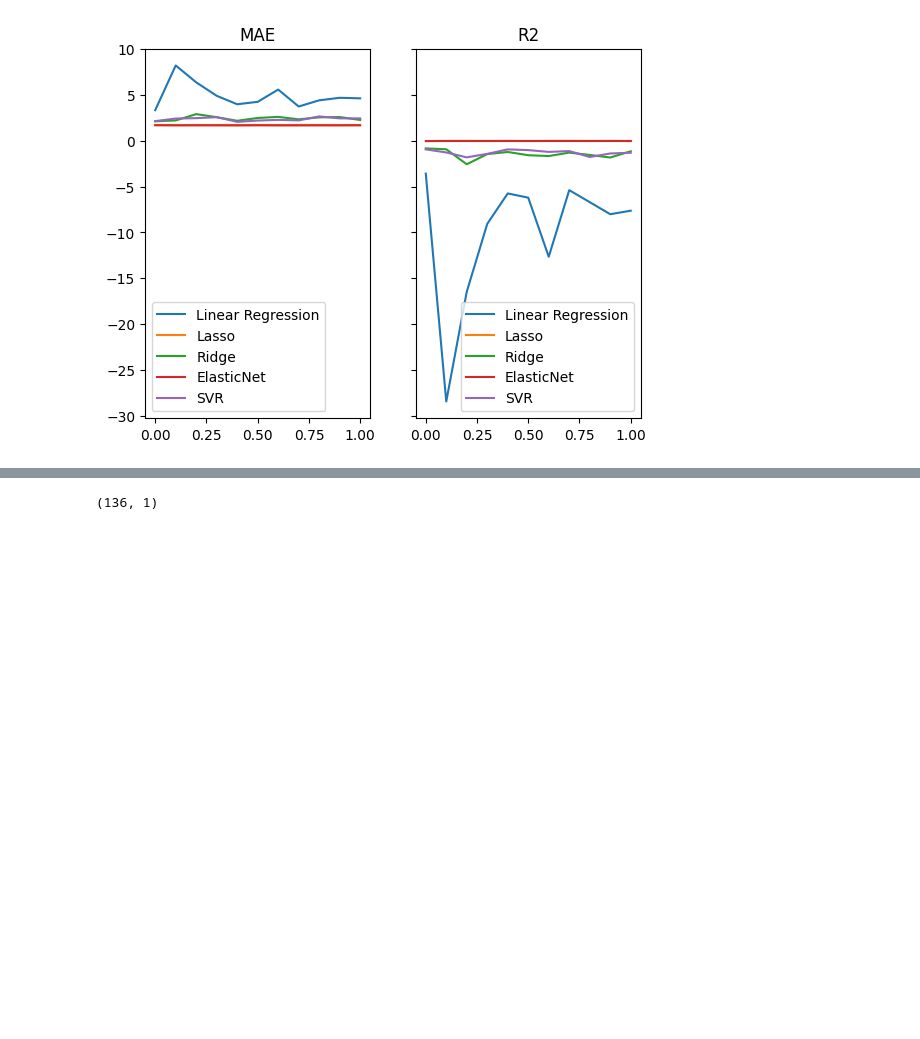
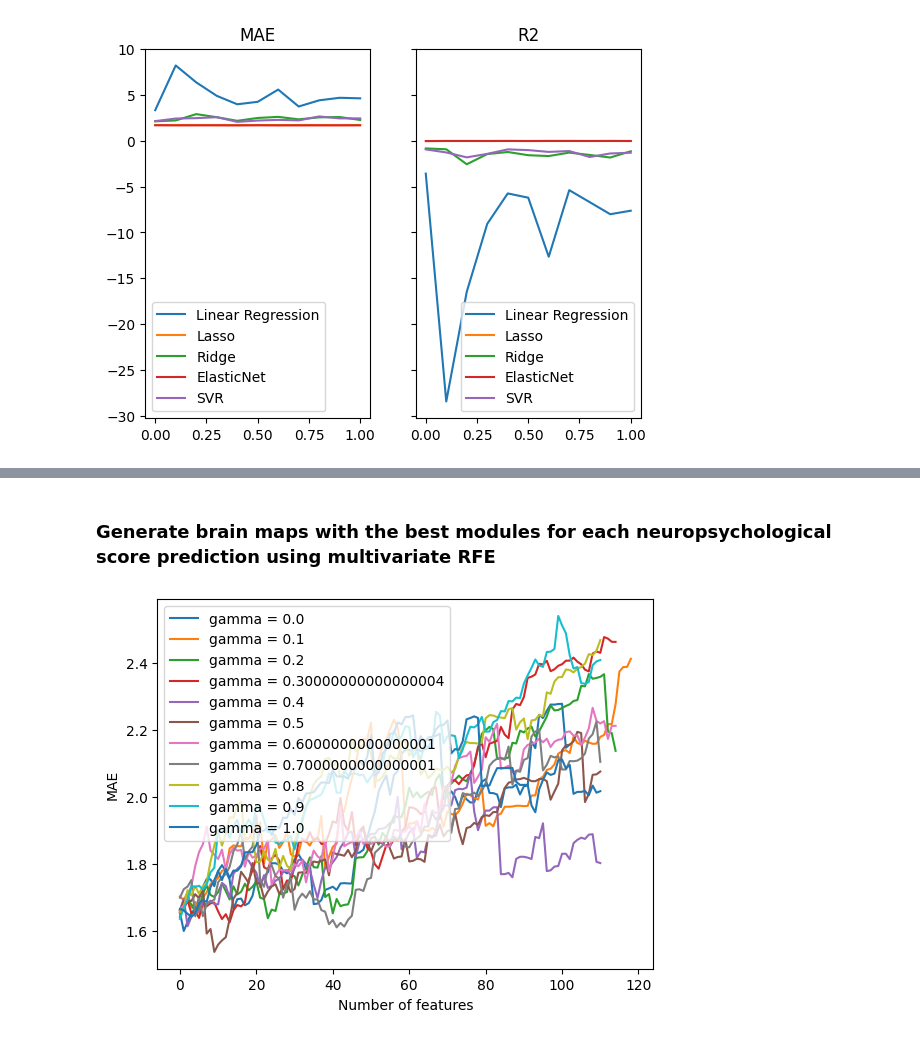
Before and after one commit to compneurobilbao/bha2, a Jupyter notebook: bha/sandbox.ipynb, the cells around one changed output, grey strips where cells are left out. Cells and saved outputs as stored; diff of their text form; code cells hidden in the pictures; blank space fills up the shorter version.

Commit message:
regression and brain plotting

```diff
--- a/bha/sandbox.ipynb
+++ b/bha/sandbox.ipynb
@@ -101,16 +111,3 @@ axs[1].legend()
 # %% [output]
 <matplotlib.legend.Legend at 0x...>
 [figure]
-# %%
-project_path = "/home/antoniojm/Documents/projects/BHA_5G/lemon"
-#model = SVR(kernel='linear')
-model = Ridge()
-g = 0.4
-y = np.genfromtxt(os.path.join(project_path, "behaviour", "Cognitive_Test_Battery_LEMON",
-    "CVLT",  "CVLT_zstuffed.txt"))
-scaler = StandardScaler()
-df = pd.read_csv(os.path.join(project_path, "df_connectomes", "tree_features_g_" + str(g) + ".csv"))
-X = scaler.fit_transform(df)
-
-selector = RFECV(model, step=1, cv=10, scoring='neg_mean_absolute_error')
-selector.fit(X, y)
@@ -119,7 +113,0 @@ RFECV(cv=10, estimator=Ridge(), scoring='neg_mean_absolute_error')
-# %%
-X_sorted = X[:, selector.ranking_]
-mae = []
-for idx in range(1,len(selector.ranking_)):
-    X_sub_samp = X_sorted[:, :idx]
-    Y_pred = cross_val_predict(model, X_sub_samp, y, cv=10)
-    mae.append(mean_absolute_error(y, Y_pred))
@@ -134,5 +114,51 @@ Text(0.5, 1.0, 'Ridge')
-# %%
-Xt = X[:, :1]
-Xt.shape
-# %% [output]
-(136, 1)
+# %% [markdown]
+### Generate brain maps with the best modules for each neuropsychological score prediction using multivariate RFE
+# %%
+project_path = "/home/antoniojm/Documents/projects/BHA_5G/lemon"
+model = SVR(kernel='linear')
+#model = Ridge()
+y = np.genfromtxt(os.path.join(project_path, "behaviour", "Cognitive_Test_Battery_LEMON",
+    "CVLT",  "CVLT_zstuffed.txt"))
+scaler = StandardScaler()
+
+for g in np.arange(0, 1.1, 0.1):
+    df = pd.read_csv(os.path.join(project_path, "df_connectomes", "tree_features_g_" + str(g) + ".csv"))
+    label_dict = json.loads(open(os.path.join(project_path, "df_connectomes", "tree_features_g_" + str(g) + ".json"), "r").read())
+    X = scaler.fit_transform(df)
+
+    selector = RFECV(model, step=1, cv=10, scoring='neg_mean_absolute_error')
+    selector.fit(X, y)
+
+    X_sorted = X[:, selector.ranking_-1]
+    names_sorted = df.columns[selector.ranking_-1]
+
+    mae = []
+    for idx in range(1,len(selector.ranking_)):
+        X_sub_samp = X_sorted[:, :idx]
+        Y_pred = cross_val_predict(model, X_sub_samp, y, cv=10)
+        mae.append(mean_absolute_error(y, Y_pred))
+
+    plt.plot(mae, label="gamma = " + str(g))
+    plt.xlabel("Number of features")
+    plt.ylabel("MAE")
+    plt.legend()
+
+    # min_mae_position = np.where(mae == np.min(mae))[0][0]
+    # model_optimal = model.fit(X_sorted[:, :min_mae_position+1], y)
+    # optimal_coeffs = model_optimal.coef_
+    # optimal_modules = names_sorted[:min_mae_position+1]
+
+    # atlas = nib.load(os.path.join(project_path, "craddock_2128_2mm.nii.gz"))
+    # module_coef = []
+    # for idx, mod in enumerate(optimal_modules):
+    #     rois = label_dict[mod[6:]]
+    #     module_coef.append(get_module_img(atlas, rois, abs(optimal_coeffs[idx])))
+
+    # coeff_module_avg = np.array(module_coef).sum(axis=0)
+    # coeff_module_img = nib.Nifti1Image(coeff_module_avg, affine=atlas.affine)
+    #nib.save(coeff_module_img, os.path.join(project_path, "coeff_images", "multivariate",
+    #    "ridge_coeffs_nf_" + str(len(optimal_coeffs)) + "_gamma_" + str(g) + ".nii.gz"))
+#plt.savefig(os.path.join(project_path, "coeff_images", "multivariate",
+#        "ridge_MAE.png"), dpi=300)
+# %% [output]
+[figure, added]
```
Also changed, not shown: parts of 17 cells of this notebook, 1 other file.
